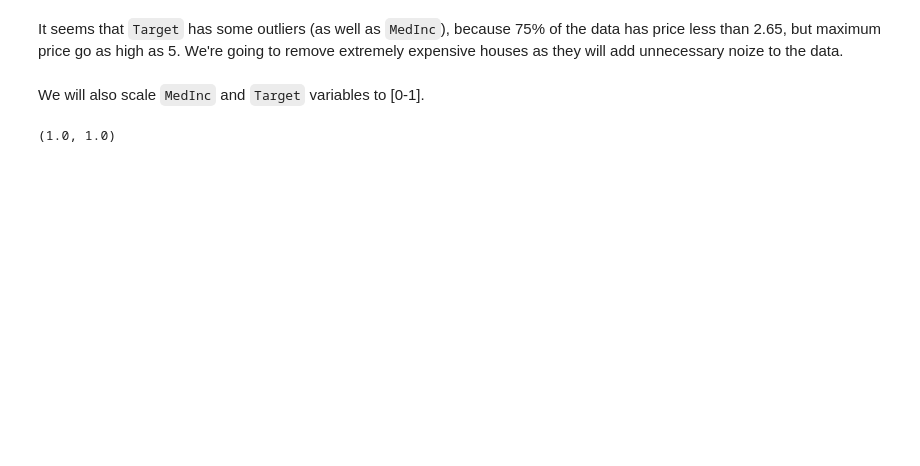
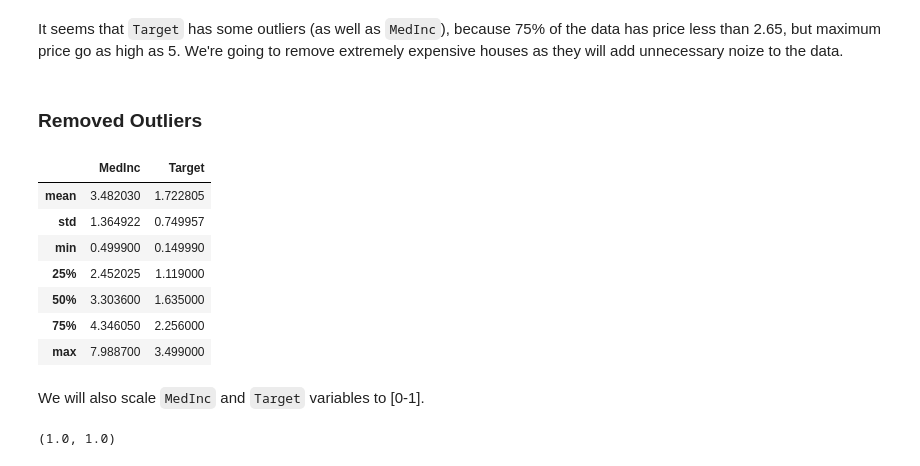
Before and after one commit to arseniyturin/SGD-From-Scratch, a Jupyter notebook: Gradient Descent.ipynb, the cells around one changed output. Saved outputs shown, nothing was run; the diff lists cells and outputs as text; code cells hidden in the pictures; blank space fills up the shorter version.

```diff
--- a/Gradient Descent.ipynb
+++ b/Gradient Descent.ipynb
@@ -59,3 +59,16 @@ df = df[df.Target < 5]
+# %% [markdown]
+### Removed Outliers
+# %%
+df[['MedInc', 'Target']].describe()[1:].style.highlight_max(axis=0)
+# %% [output]
+|  | MedInc | Target |
+| mean | 3.482030 | 1.722805 |
+| std | 1.364922 | 0.749957 |
+| min | 0.499900 | 0.149990 |
+| 25% | 2.452025 | 1.119000 |
+| 50% | 3.303600 | 1.635000 |
+| 75% | 4.346050 | 2.256000 |
+| max | 7.988700 | 3.499000 |
 # %% [markdown]
 We will also scale `MedInc` and `Target` variables to [0-1].
 # %%
```
Also changed, not shown: parts of 14 cells of this notebook, 19 other files.
